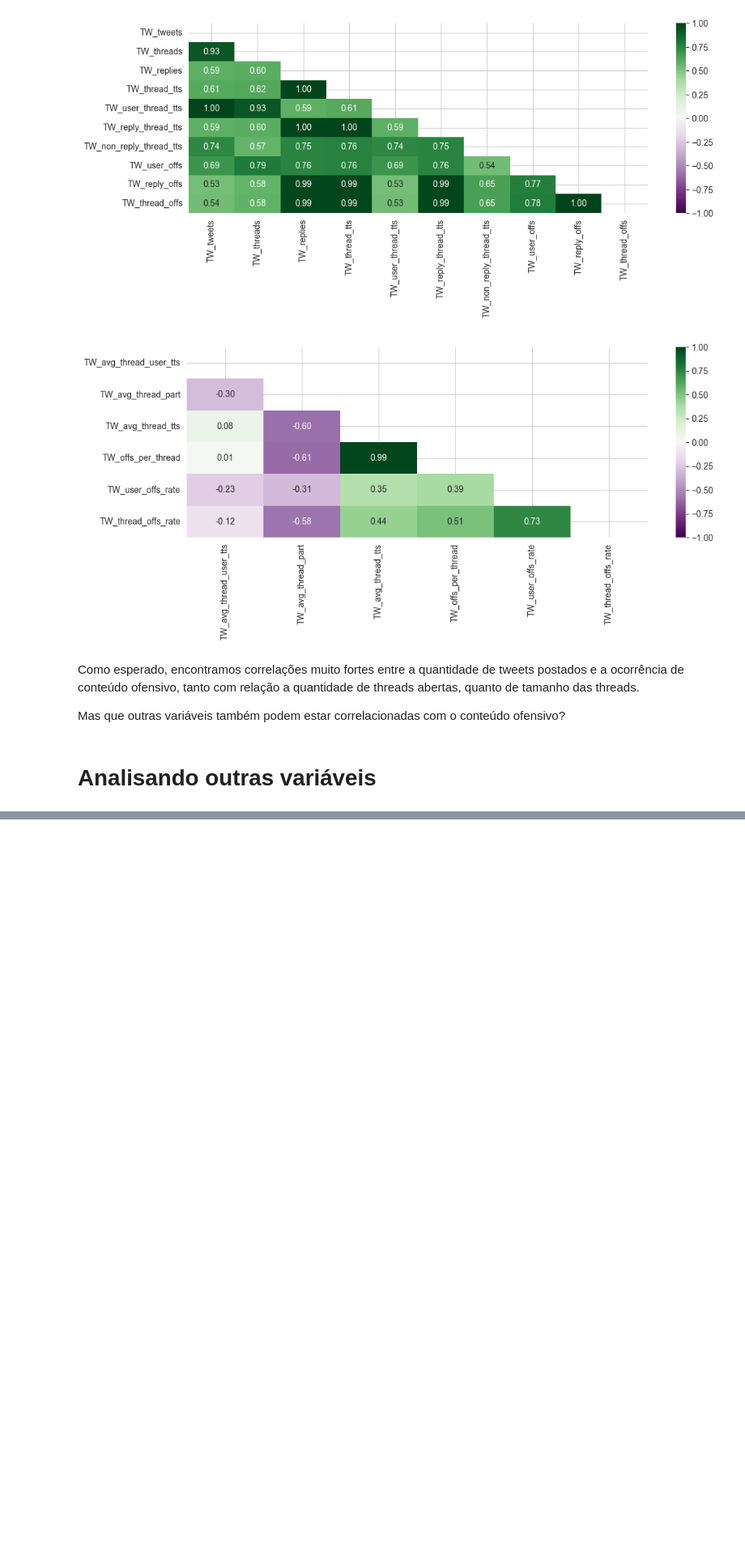
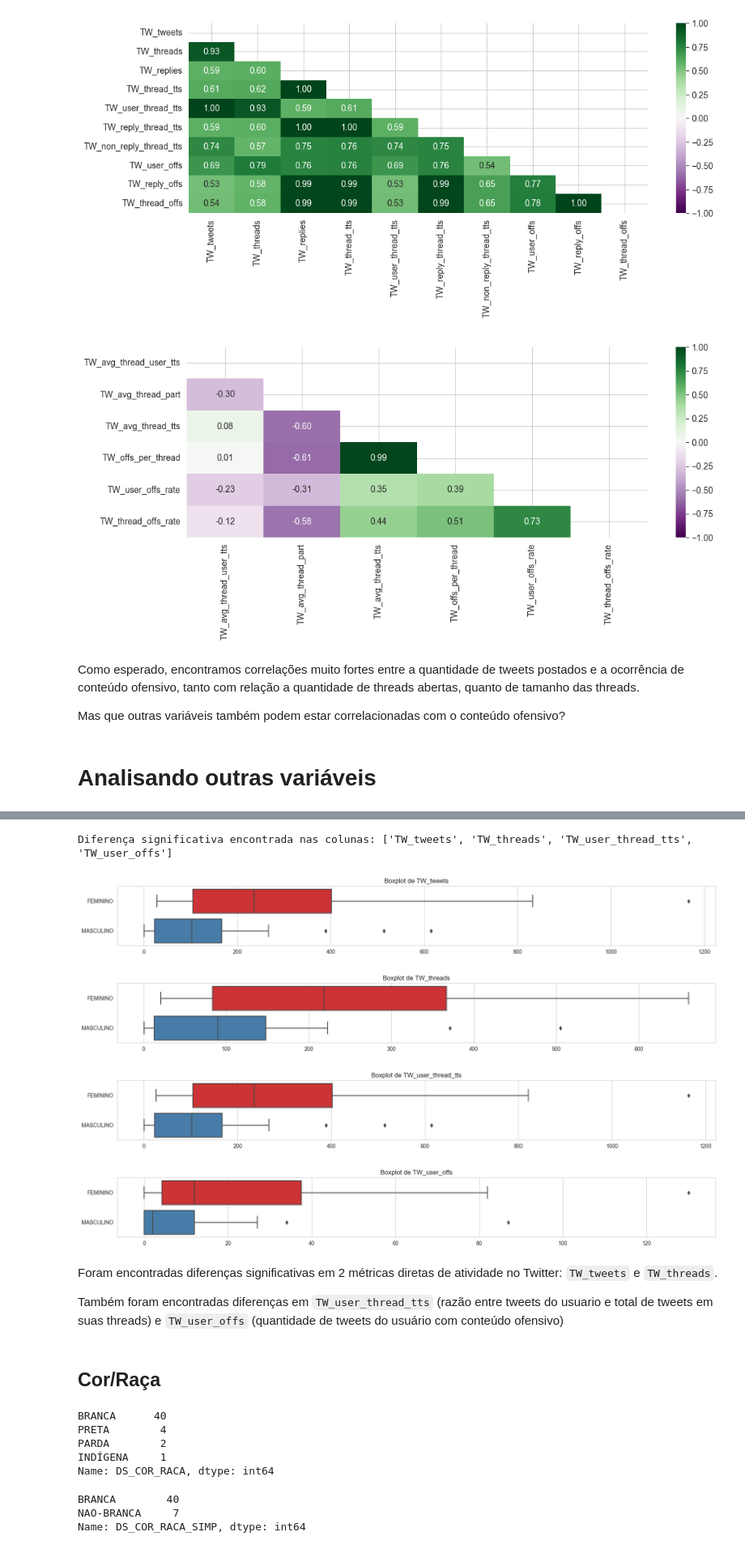
Before and after one commit to thiago-paim/projeto-tera, a Jupyter notebook: notebooks/ft_hf_results_analysis.ipynb, the cells around one changed output, grey strips where cells are left out. Shown at 81% size. Saved outputs shown, nothing was run; the diff lists cells and outputs as text; code cells hidden in the pictures; blank space fills up the shorter version.

Commit message:
Finalizando notebook com analise de resultados

```diff
--- a/notebooks/ft_hf_results_analysis.ipynb
+++ b/notebooks/ft_hf_results_analysis.ipynb
@@ -1056,0 +1125,19 @@ Name: DS_GRAU_INSTRUCAO, dtype: float64
+# %%
+# Teste T de Student para comparar a diferença entre as médias por gênero
+_cols = direct_activity_cols + prop_activity_cols + thread_comp_cols + offense_count_cols + offense_prop_cols
+alpha = 0.05
+results = []
+for col in _cols:
+    male_sample = cand_df[cand_df['DS_GENERO'] == 'MASCULINO'][col]
+    female_sample = cand_df[cand_df['DS_GENERO'] == 'FEMININO'][col]
+    t_stat, p_value = ttest_ind(male_sample, female_sample)
+    result = {
+        'col': col,
+        't_stat': t_stat,
+        'p_value': p_value,
+        'sig_dif': bool(p_value <= alpha),
+    }
+    results.append(result)
+
+ttest_df = pd.DataFrame(results)
+ttest_df
@@ -1056,0 +1162,54 @@ Name: DS_GRAU_INSTRUCAO, dtype: float64
+# %%
+dif_cols = list(ttest_df[ttest_df['sig_dif'] == True].col)
+if dif_cols:
+    print(f'Diferença significativa encontrada nas colunas: {dif_cols}')
+else:
+    print(f'Nenhuma coluna apresentou diferença significativa')
+# %% [output]
+Diferença significativa encontrada nas colunas: ['TW_tweets', 'TW_threads', 'TW_user_thread_tts', 'TW_user_offs']
+# %%
+for i, col in enumerate(dif_cols):
+    plt.figure(figsize=(20, 2))
+    p = sns.boxplot(
+        data=cand_df[social_cols + dif_cols],
+        x=col,
+        y='DS_GENERO',
+        order=['FEMININO', 'MASCULINO'],
+        palette='Set1',
+    )
+    p.set(
+        title=f'Boxplot de {col}', xlabel=None, ylabel=None,
+    )
+    plt.show()
+# %% [output]
+[figure, added]
+[figure, added]
+[figure, added]
+[figure, added]
+# %% [markdown]
+Foram encontradas diferenças significativas em 2 métricas diretas de atividade no Twitter: `TW_tweets` e `TW_threads`.
+
+Também foram encontradas diferenças em `TW_user_thread_tts` (razão entre tweets do usuario e total de tweets em suas threads) e `TW_user_offs` (quantidade de tweets do usuário com conteúdo ofensivo)
+# %% [markdown]
+## Cor/Raça
+# %%
+print(cand_df['DS_COR_RACA'].value_counts())
+# %% [output]
+BRANCA      40
+PRETA        4
+PARDA        2
+INDÍGENA     1
+Name: DS_COR_RACA, dtype: int64
+# %%
+# Como as classes estão desbalanceadas, vamos agrupar PRETA, PARDA e INDÍGENA como NAO-BRANCA
+def get_simplified_color(color):
+    if color != 'BRANCA':
+        return 'NAO-BRANCA'
+    return color
+
+cand_df['DS_COR_RACA_SIMP'] = cand_df['DS_COR_RACA'].apply(get_simplified_color)
+print(cand_df['DS_COR_RACA_SIMP'].value_counts())
+# %% [output]
+BRANCA        40
+NAO-BRANCA     7
+Name: DS_COR_RACA_SIMP, dtype: int64
```
Also changed, not shown: parts of 34 cells of this notebook, 4 other files.
